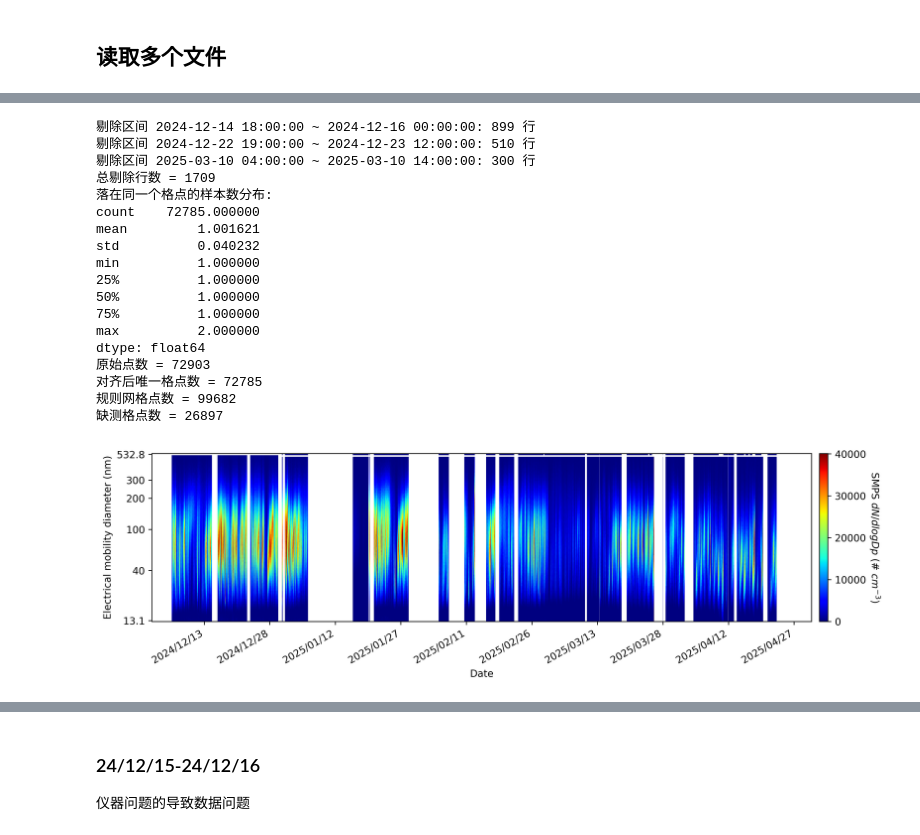
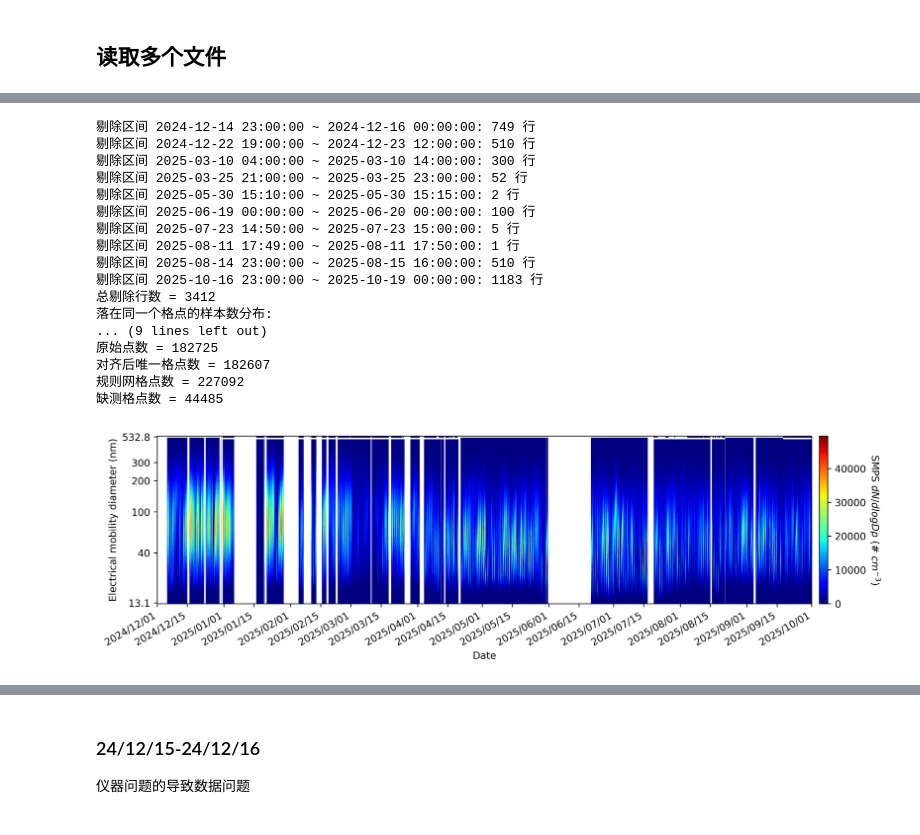
Before and after one commit to ReedFu/master0_2025, a Jupyter notebook: Lanzhou_aerosol/SMPS_Time_series.ipynb, the cells around one changed output, grey strips where cells are left out. Saved outputs shown, nothing was run; the diff lists cells and outputs as text; code cells hidden in the pictures.

```diff
--- a/Lanzhou_aerosol/SMPS_Time_series.ipynb
+++ b/Lanzhou_aerosol/SMPS_Time_series.ipynb
@@ -262,9 +262,16 @@ merged["__dt_grid__"] = origin + pd.to_timedelta(k * dt_sec, unit="s")
 
 # ===== 剔除异常高浓度时间段（按对齐后的网格时间 __dt_grid__ 删除）=====
 bad_periods = [
-    ("2024-12-14 18:00", "2024-12-16 00:00"),
+    ("2024-12-14 23:00", "2024-12-16 00:00"),
     ("2024-12-22 19:00", "2024-12-23 12:00"),
     ("2025-03-10 04:00", "2025-03-10 14:00"),
+    ("2025-03-25 21:00", "2025-03-25 23:00"),
+    ("2025-05-30 15:10", "2025-05-30 15:15"),# 扫描不完全导致浓度异常低, 详情见SMPS原始数据文件
+    ("2025-06-19 00:00", "2025-06-20 00:00"),
+    ("2025-07-23 14:50", "2025-07-23 15:00"),
+    ("2025-08-11 17:49", "2025-08-11 17:50"),
+    ("2025-08-14 23:00", "2025-08-15 16:00"),
+    ("2025-10-16 23:00", "2025-10-19 00:00"),
 ]
 bad_periods = [(pd.Timestamp(s), pd.Timestamp(e)) for s, e in bad_periods]
 
@@ -298,24 +305,23 @@ print("对齐后唯一格点数 =", len(grid_df))
 print("规则网格点数 =", len(t_grid))
 print("缺测格点数 =", int(m.isna().all(axis=1).sum()))
 # %% [output]
-剔除区间 2024-12-14 18:00:00 ~ 2024-12-16 00:00:00: 899 行
+剔除区间 2024-12-14 23:00:00 ~ 2024-12-16 00:00:00: 749 行
 剔除区间 2024-12-22 19:00:00 ~ 2024-12-23 12:00:00: 510 行
 剔除区间 2025-03-10 04:00:00 ~ 2025-03-10 14:00:00: 300 行
-总剔除行数 = 1709
+剔除区间 2025-03-25 21:00:00 ~ 2025-03-25 23:00:00: 52 行
+剔除区间 2025-05-30 15:10:00 ~ 2025-05-30 15:15:00: 2 行
+剔除区间 2025-06-19 00:00:00 ~ 2025-06-20 00:00:00: 100 行
+剔除区间 2025-07-23 14:50:00 ~ 2025-07-23 15:00:00: 5 行
+剔除区间 2025-08-11 17:49:00 ~ 2025-08-11 17:50:00: 1 行
+剔除区间 2025-08-14 23:00:00 ~ 2025-08-15 16:00:00: 510 行
+剔除区间 2025-10-16 23:00:00 ~ 2025-10-19 00:00:00: 1183 行
+总剔除行数 = 3412
 落在同一个格点的样本数分布:
-count    72785.000000
-mean         1.001621
-std          0.040232
-min          1.000000
-25%          1.000000
-50%          1.000000
-75%          1.000000
-max          2.000000
-dtype: float64
-原始点数 = 72903
-对齐后唯一格点数 = 72785
-规则网格点数 = 99682
-缺测格点数 = 26897
+... (9 lines left out)
+原始点数 = 182725
+对齐后唯一格点数 = 182607
+规则网格点数 = 227092
+缺测格点数 = 44485
 # %%
 # 4. 绘制时间序列图
 
@@ -323,7 +329,7 @@ import matplotlib.pyplot as plt
 import matplotlib.dates as mdates
 from matplotlib.ticker import FixedLocator, NullLocator
 
-upper_bound = 99.7 # 颜色上限的分位数
+upper_bound = 99.9 # 颜色上限的分位数
 # --- 0) 准备：确保 t 是 datetime，Dp 是 float array，dN 是 (bin, time) ---
 t = m.index
 
@@ -358,37 +364,37 @@ fig, ax = plt.subplots(figsize=(12, 3.5), dpi=500)
 
 cmap = plt.colormaps["jet"].copy()
 cmap.set_bad("white")
 
 pcm = ax.pcolormesh(x_edges, y_edges, Z, shading="auto",
                     cmap=cmap,
                     vmin=vmin,
                     vmax=vmax
                     )
 
 ax.set_yscale("log")
 ax.set_ylabel("Electrical mobility diameter (nm)")
 ax.set_xlabel("Date")
 
 # y 刻度
 yticks = [13.1, 40, 100, 200, 300, 532.8]
 ax.yaxis.set_major_locator(FixedLocator(yticks))
 ax.yaxis.set_minor_locator(NullLocator())
 ax.yaxis.set_major_formatter(lambda v, pos: f"{v:g}")
 ax.set_ylim(y_edges[0], y_edges[-1])
 
 # x 轴
-ax.set_xlim(pd.Timestamp('2024-12-01'), pd.Timestamp('2025-05-01'))
-ax.xaxis.set_major_locator(mdates.DayLocator(interval=15))
+ax.set_xlim(pd.Timestamp("2024-12-01"), pd.Timestamp("2025-10-01"))
+ax.xaxis.set_major_locator(mdates.DayLocator(bymonthday=[1, 15]))
 ax.xaxis.set_major_formatter(mdates.DateFormatter("%Y/%m/%d"))
-fig.autofmt_xdate()# 自动旋转日期标签
-#ax.set_xlim(pd.Timestamp('2024-12-08'), pd.Timestamp('2024-12-14')) # 如果你想限制显示某几天，可以取消注释这一行
+fig.autofmt_xdate()  # 自动旋转日期标签
+
 # colorbar
 cbar = fig.colorbar(pcm, ax=ax, pad=0.01)
 cbar.set_label("SMPS $dN/dlogDp$ (# $cm^{-3}$)", rotation=270, labelpad=15)
 #cbar.set_ticks([0, 0.5, 1, 1.5, 2, 2.5])
 
 plt.tight_layout()
-#plt.show()
-plt.savefig(r"C:\Users\admin\Desktop\temp\3.png", dpi=500)
+plt.show()
+#plt.savefig(r"C:\Users\admin\Desktop\temp\3.png", dpi=500)
 # %% [output]
-[figure, old version]
+[figure, new version]
```
Also changed, not shown: parts of 2 cells of this notebook.
